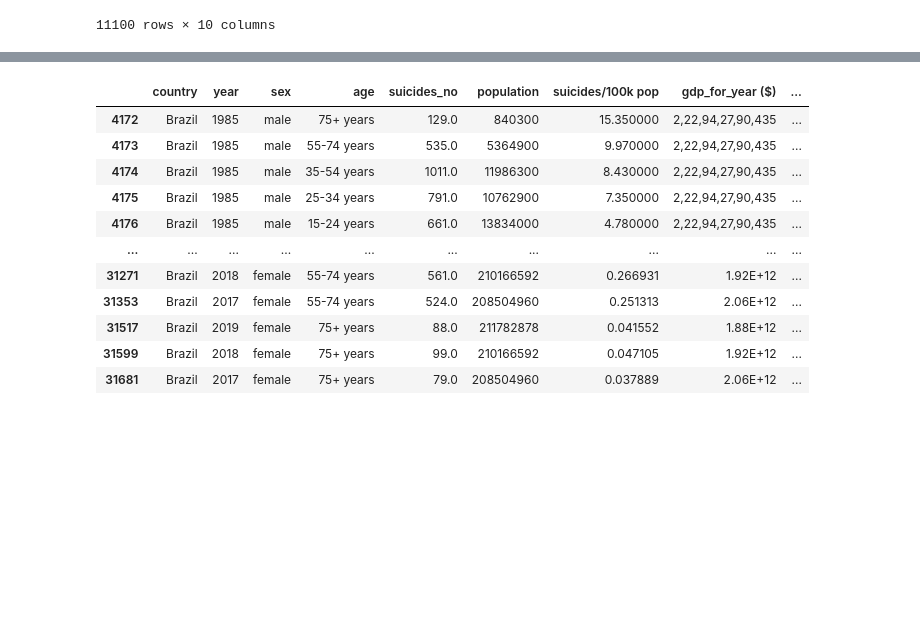
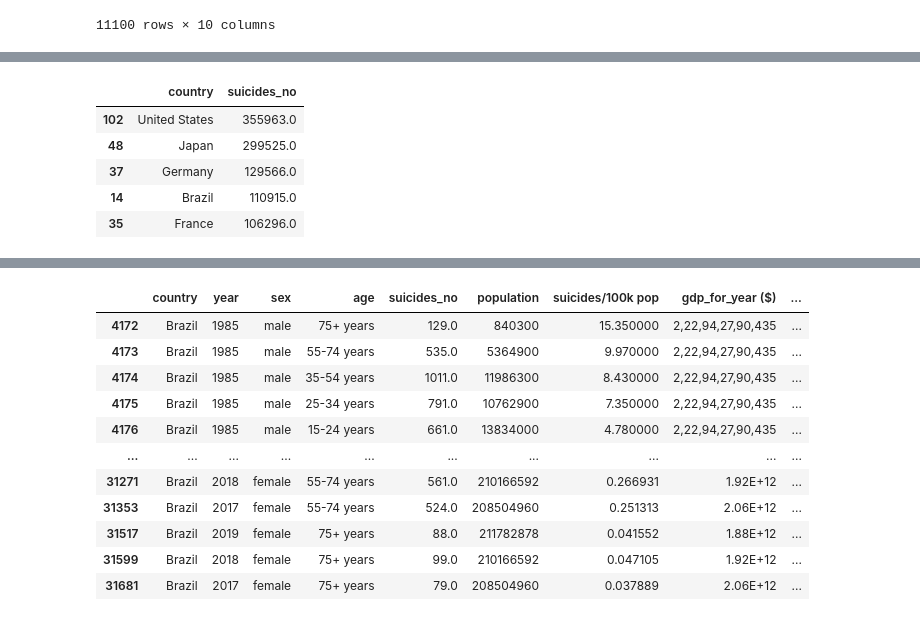
Before and after one commit to vitorhssouza/-Suicide-Rate-Project, a Jupyter notebook: taxa_suicidio.ipynb, the cells around one changed output, grey strips where cells are left out. Cells and saved outputs as stored; diff of their text form; code cells hidden in the pictures; blank space fills up the shorter version.

```diff
--- a/taxa_suicidio.ipynb
+++ b/taxa_suicidio.ipynb
@@ -96,0 +127,13 @@ base_dados
+# %%
+# Análise de quantidade de suicidios em cada pais
+
+analise_paises = base_dados.groupby(by=['country']).sum().reset_index()[['country', 'suicides_no']].sort_values('suicides_no', ascending=False)
+
+analise_paises.head()
+# %% [output]
+|  | country | suicides_no |
+| 102 | United States | 355963.0 |
+| 48 | Japan | 299525.0 |
+| 37 | Germany | 129566.0 |
+| 14 | Brazil | 110915.0 |
+| 35 | France | 106296.0 |
```
Also changed, not shown: parts of 3 cells of this notebook.
